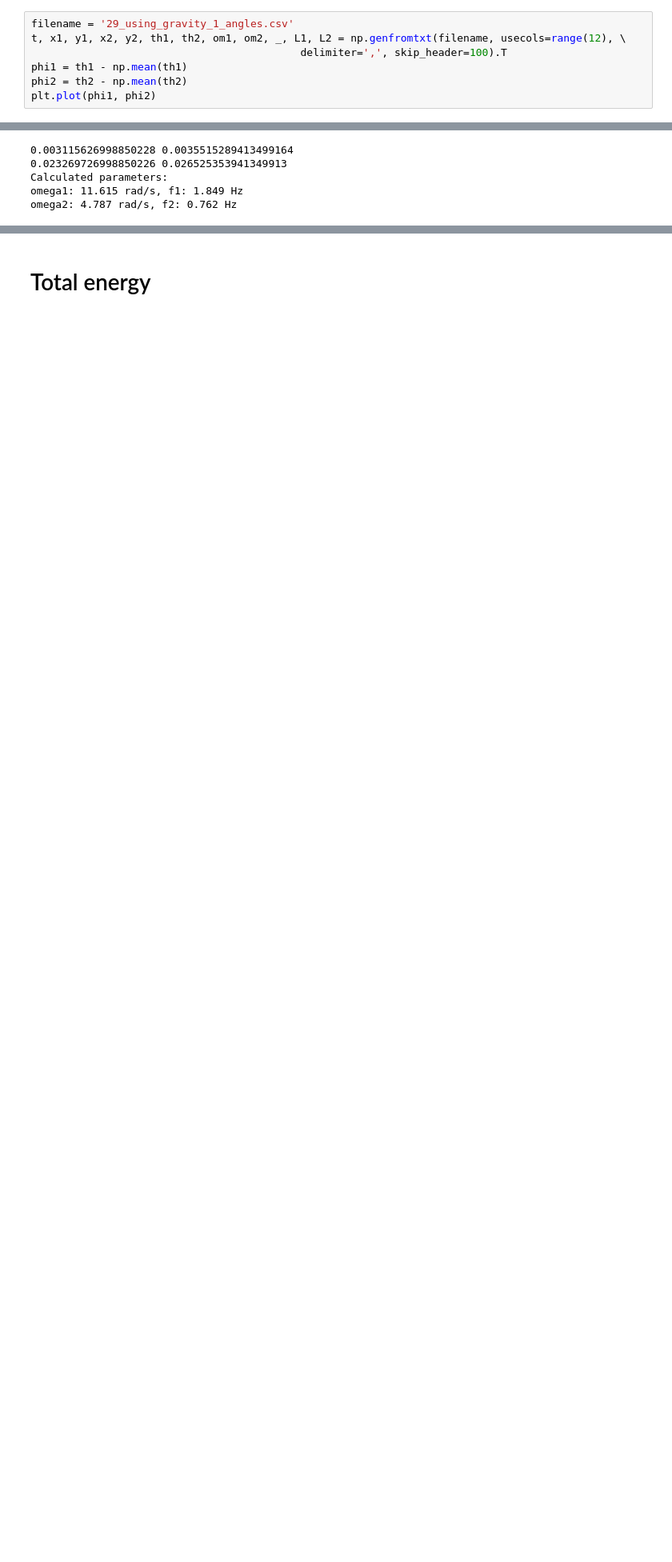
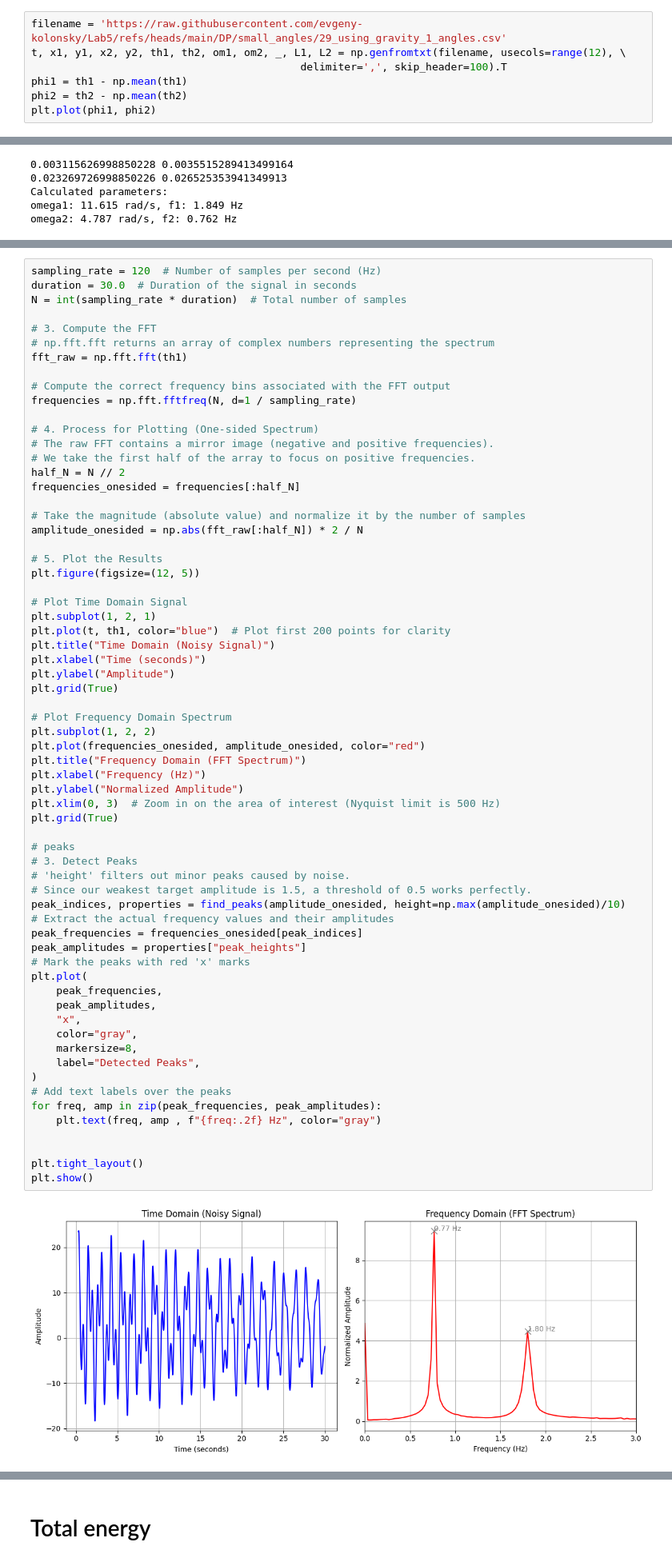
Before and after one commit to evgeny-kolonsky/Lab5, a Jupyter notebook: DP/small_angles/small_angles.ipynb, the cells around one changed output, grey strips where cells are left out. Shown at 80% size. Drawn from its saved outputs; the diff is of its cells as text; blank space fills up the shorter version.

```diff
--- a/DP/small_angles/small_angles.ipynb
+++ b/DP/small_angles/small_angles.ipynb
@@ -5,5 +8,5 @@ from scipy.signal import savgol_filter
 # %%
-filename = '29_using_gravity_1_angles.csv'
+filename = 'https://raw.githubusercontent.com/evgeny-kolonsky/Lab5/refs/heads/main/DP/small_angles/29_using_gravity_1_angles.csv'
 t, x1, y1, x2, y2, th1, th2, om1, om2, _, L1, L2 = np.genfromtxt(filename, usecols=range(12), \
                                            delimiter=',', skip_header=100).T
 phi1 = th1 - np.mean(th1)
@@ -110,3 +115,70 @@ omega2: 4.787 rad/s, f2: 0.762 Hz
+# %%
+sampling_rate = 120  # Number of samples per second (Hz)
+duration = 30.0  # Duration of the signal in seconds
+N = int(sampling_rate * duration)  # Total number of samples
+
+# 3. Compute the FFT
+# np.fft.fft returns an array of complex numbers representing the spectrum
+fft_raw = np.fft.fft(th1)
+
+# Compute the correct frequency bins associated with the FFT output
+frequencies = np.fft.fftfreq(N, d=1 / sampling_rate)
+
+# 4. Process for Plotting (One-sided Spectrum)
+# The raw FFT contains a mirror image (negative and positive frequencies).
+# We take the first half of the array to focus on positive frequencies.
+half_N = N // 2
+frequencies_onesided = frequencies[:half_N]
+
+# Take the magnitude (absolute value) and normalize it by the number of samples
+amplitude_onesided = np.abs(fft_raw[:half_N]) * 2 / N
+
+# 5. Plot the Results
+plt.figure(figsize=(12, 5))
+
+# Plot Time Domain Signal
+plt.subplot(1, 2, 1)
+plt.plot(t, th1, color="blue")  # Plot first 200 points for clarity
+plt.title("Time Domain (Noisy Signal)")
+plt.xlabel("Time (seconds)")
+plt.ylabel("Amplitude")
+plt.grid(True)
+
+# Plot Frequency Domain Spectrum
+plt.subplot(1, 2, 2)
+plt.plot(frequencies_onesided, amplitude_onesided, color="red")
+plt.title("Frequency Domain (FFT Spectrum)")
+plt.xlabel("Frequency (Hz)")
+plt.ylabel("Normalized Amplitude")
+plt.xlim(0, 3)  # Zoom in on the area of interest (Nyquist limit is 500 Hz)
+plt.grid(True)
+
+# peaks
+# 3. Detect Peaks
+# 'height' filters out minor peaks caused by noise.
+# Since our weakest target amplitude is 1.5, a threshold of 0.5 works perfectly.
+peak_indices, properties = find_peaks(amplitude_onesided, height=np.max(amplitude_onesided)/10)
+# Extract the actual frequency values and their amplitudes
+peak_frequencies = frequencies_onesided[peak_indices]
+peak_amplitudes = properties["peak_heights"]
+# Mark the peaks with red 'x' marks
+plt.plot(
+    peak_frequencies,
+    peak_amplitudes,
+    "x",
+    color="gray",
+    markersize=8,
+    label="Detected Peaks",
+)
+# Add text labels over the peaks
+for freq, amp in zip(peak_frequencies, peak_amplitudes):
+    plt.text(freq, amp , f"{freq:.2f} Hz", color="gray")
+
+
+plt.tight_layout()
+plt.show()
+# %% [output]
+[figure, added]
 # %% [markdown]
 # Kinetic energy
 
```
Also changed, not shown: parts of 3 cells of this notebook.
